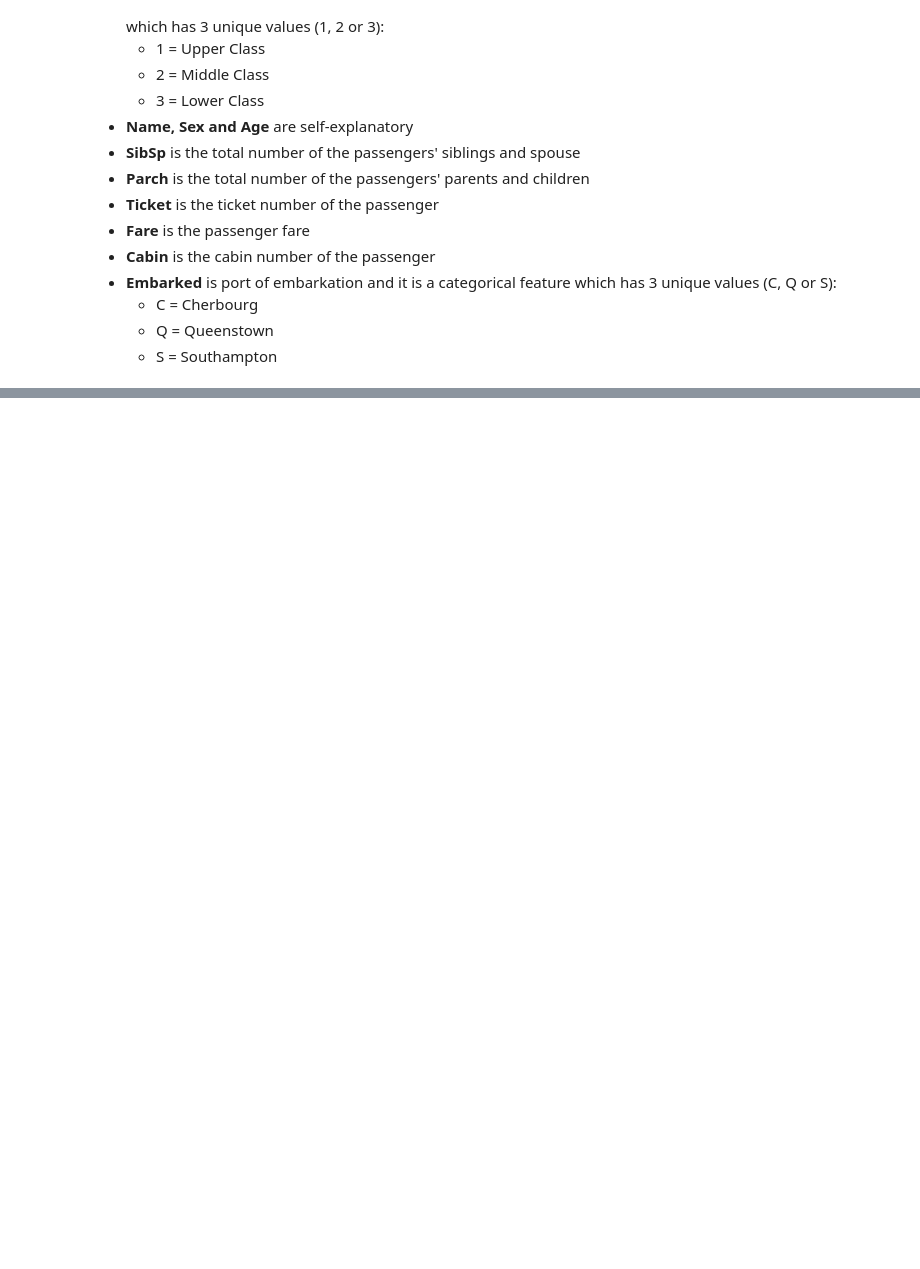
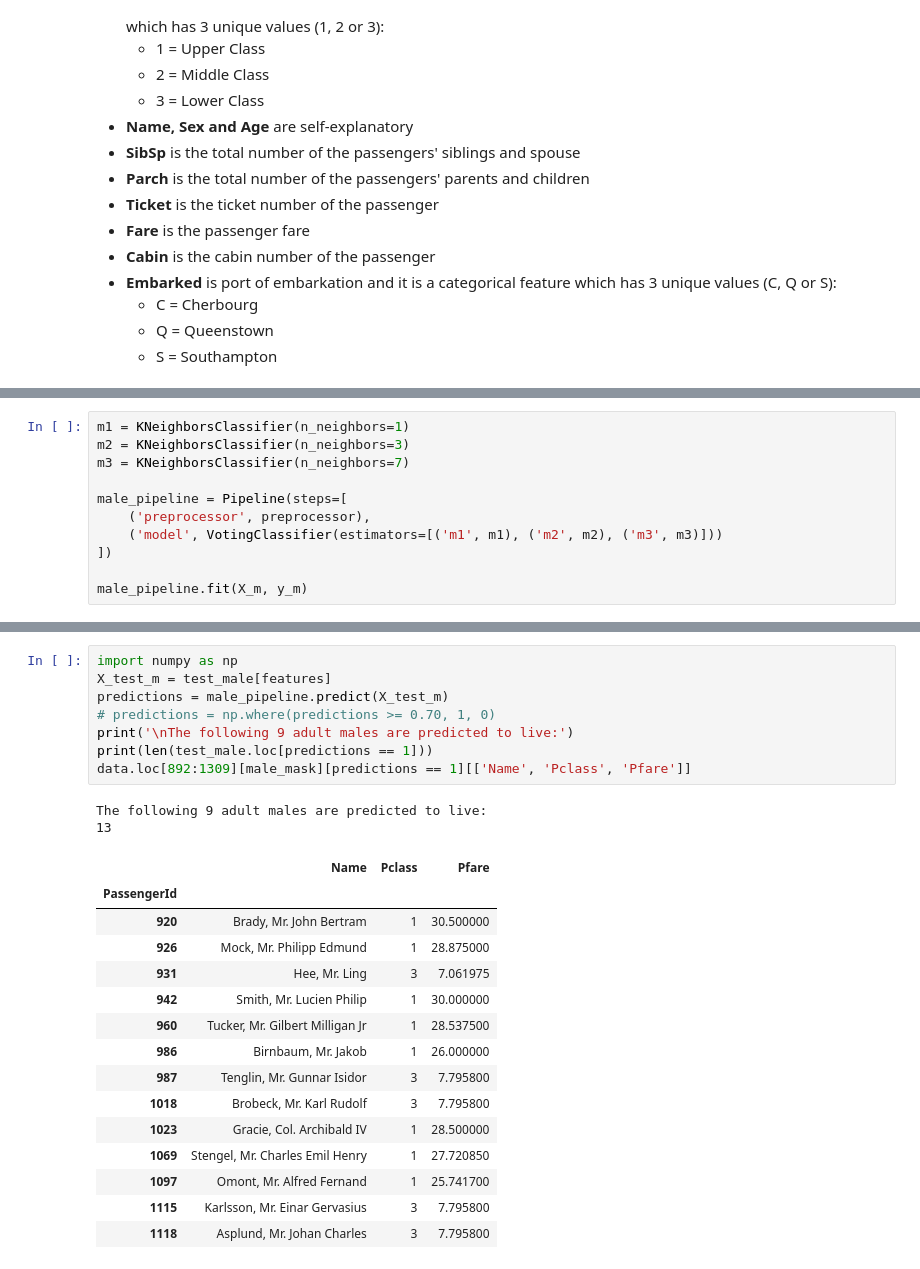
Before and after one commit to Kowalski1024/ml-playground, a Jupyter notebook: titanic.ipynb, the cells around one changed output, grey strips where cells are left out. Saved outputs shown, nothing was run; the diff lists cells and outputs as text; blank space fills up the shorter version.

```diff
--- a/titanic.ipynb
+++ b/titanic.ipynb
@@ -335,0 +254,11 @@ See the caveats in the documentation: https://pandas.pydata.org/pandas-docs/stab
+# %%
+m1 = KNeighborsClassifier(n_neighbors=1)
+m2 = KNeighborsClassifier(n_neighbors=3)
+m3 = KNeighborsClassifier(n_neighbors=7)
+
+male_pipeline = Pipeline(steps=[
+    ('preprocessor', preprocessor),
+    ('model', VotingClassifier(estimators=[('m1', m1), ('m2', m2), ('m3', m3)]))
+])
+
+male_pipeline.fit(X_m, y_m)
@@ -335,0 +286,26 @@ See the caveats in the documentation: https://pandas.pydata.org/pandas-docs/stab
+# %%
+import numpy as np
+X_test_m = test_male[features]
+predictions = male_pipeline.predict(X_test_m)
+# predictions = np.where(predictions >= 0.70, 1, 0)
+print('\nThe following 9 adult males are predicted to live:')
+print(len(test_male.loc[predictions == 1]))
+data.loc[892:1309][male_mask][predictions == 1][['Name', 'Pclass', 'Pfare']]
+# %% [output]
+The following 9 adult males are predicted to live:
+13
+|  | Name | Pclass | Pfare |
+| PassengerId |  |  |  |
+| 920 | Brady, Mr. John Bertram | 1 | 30.500000 |
+| 926 | Mock, Mr. Philipp Edmund | 1 | 28.875000 |
+| 931 | Hee, Mr. Ling | 3 | 7.061975 |
+| 942 | Smith, Mr. Lucien Philip | 1 | 30.000000 |
+| 960 | Tucker, Mr. Gilbert Milligan Jr | 1 | 28.537500 |
+| 986 | Birnbaum, Mr. Jakob | 1 | 26.000000 |
+| 987 | Tenglin, Mr. Gunnar Isidor | 3 | 7.795800 |
+| 1018 | Brobeck, Mr. Karl Rudolf | 3 | 7.795800 |
+| 1023 | Gracie, Col. Archibald IV | 1 | 28.500000 |
+| 1069 | Stengel, Mr. Charles Emil Henry | 1 | 27.720850 |
+| 1097 | Omont, Mr. Alfred Fernand | 1 | 25.741700 |
+| 1115 | Karlsson, Mr. Einar Gervasius | 3 | 7.795800 |
+| 1118 | Asplund, Mr. Johan Charles | 3 | 7.795800 |
```
Also changed, not shown: parts of 44 cells of this notebook.
